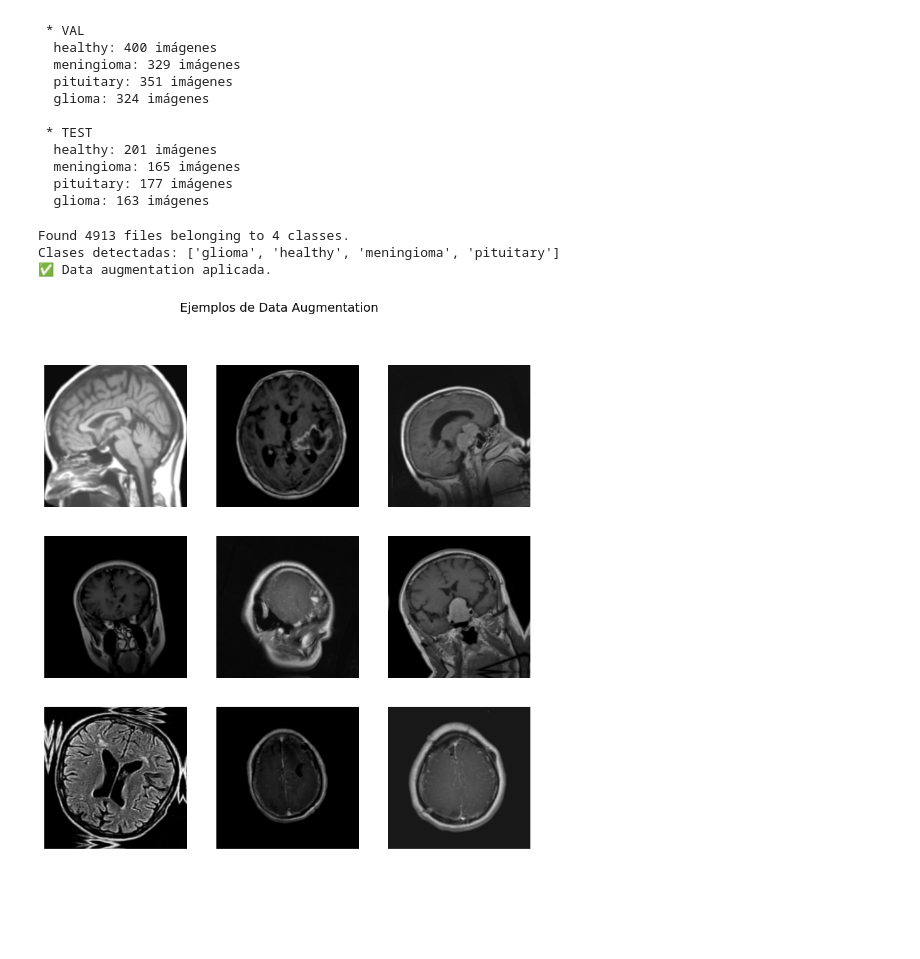
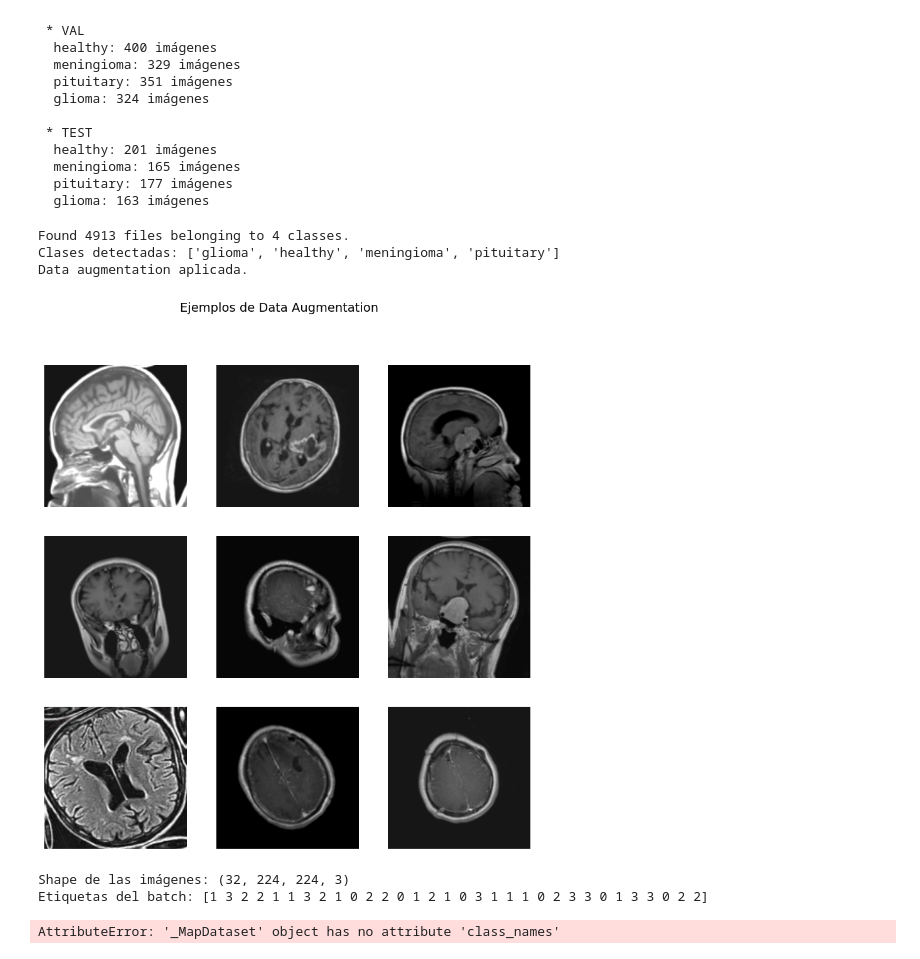
Before and after one commit to katterine2558/mri-tumor-detection-cnn, a Jupyter notebook: mri_tumor_detection_cnn.ipynb, the cells around one changed output. Drawn from its saved outputs; the diff is of its cells as text; code cells hidden in the pictures; blank space fills up the shorter version.

```diff
--- a/mri_tumor_detection_cnn.ipynb
+++ b/mri_tumor_detection_cnn.ipynb
@@ -231,41 +231,71 @@ def data_augmentation(split_dir:str, seed:int, batch_size:int, image_size:tuple)
         seed=seed,
         image_size=image_size
     )
-    print("Clases detectadas:", train_ds.class_names)
+
+    class_names = train_ds.class_names
+    print("Clases detectadas:", class_names)
 
     # Definir Data Augmentation
     data_augmentation = tf.keras.Sequential([
         layers.RandomRotation(0.05),
         layers.RandomZoom(0.1),
         layers.RandomContrast(0.1),
         layers.RandomBrightness(0.1),
     ])
 
     # Aplicar augmentación
     train_ds = train_ds.map(lambda x, y: (data_augmentation(x, training=True), y))
 
     print("Data augmentation aplicada.")
-    return train_ds, data_augmentation
+    return train_ds, data_augmentation, class_names
 
 
 def plot_data_augmentation(train_ds, data_augmentation):
     for images, labels in train_ds.take(1):
         plt.figure(figsize=(10, 10))
         for i in range(9):
             augmented = data_augmentation(images, training=True)
             ax = plt.subplot(3, 3, i + 1)
             plt.imshow(augmented[i].numpy().astype("uint8"))
             plt.axis("off")
         plt.suptitle("Ejemplos de Data Augmentation", fontsize=14)
         plt.show()
         break
 
 
-# 🔹 Ejecutar
-train_ds, data_aug = data_augmentation(split_dir, seed, batch_size, image_size)
+# Ejecutar data augmentation
+train_ds, data_aug, class_names = data_augmentation(split_dir, seed, batch_size, image_size)
 plot_data_augmentation(train_ds, data_aug)
 # %% [output]
 Found 4913 files belonging to 4 classes.
 Clases detectadas: ['glioma', 'healthy', 'meningioma', 'pituitary']
-✅ Data augmentation aplicada.
+Data augmentation aplicada.
-[figure, old version]
+[figure, new version]
+# %%
+# ==========================================================
+# TRAIN LABEL VERIFICATION
+# ==========================================================
+def get_label(train_ds, class_names):
+
+  for images, labels in train_ds.take(1):
+    print("Shape de las imágenes:", images.shape)
+    print("Etiquetas del batch:", labels.numpy())
+  print(class_names)
+
+  for images, labels in train_ds.take(1):
+    plt.figure(figsize=(10, 10))
+    for i in range(9):
+        ax = plt.subplot(3, 3, i + 1)
+        plt.imshow(images[i].numpy().astype("uint8"))
+        label_idx = labels[i].numpy()
+        plt.title(train_ds.class_names[label_idx])
+        plt.axis("off")
+    plt.show()
+    break
+
+#Obtener etiquetas para el conjunto train
+get_label(train_ds)
+# %% [output]
+Shape de las imágenes: (32, 224, 224, 3)
+Etiquetas del batch: [1 3 2 2 1 1 3 2 1 0 2 2 0 1 2 1 0 3 1 1 1 0 2 3 3 0 1 3 3 0 2 2]
+AttributeError: '_MapDataset' object has no attribute 'class_names'
```
Also changed, not shown: parts of 1 cell of this notebook.
